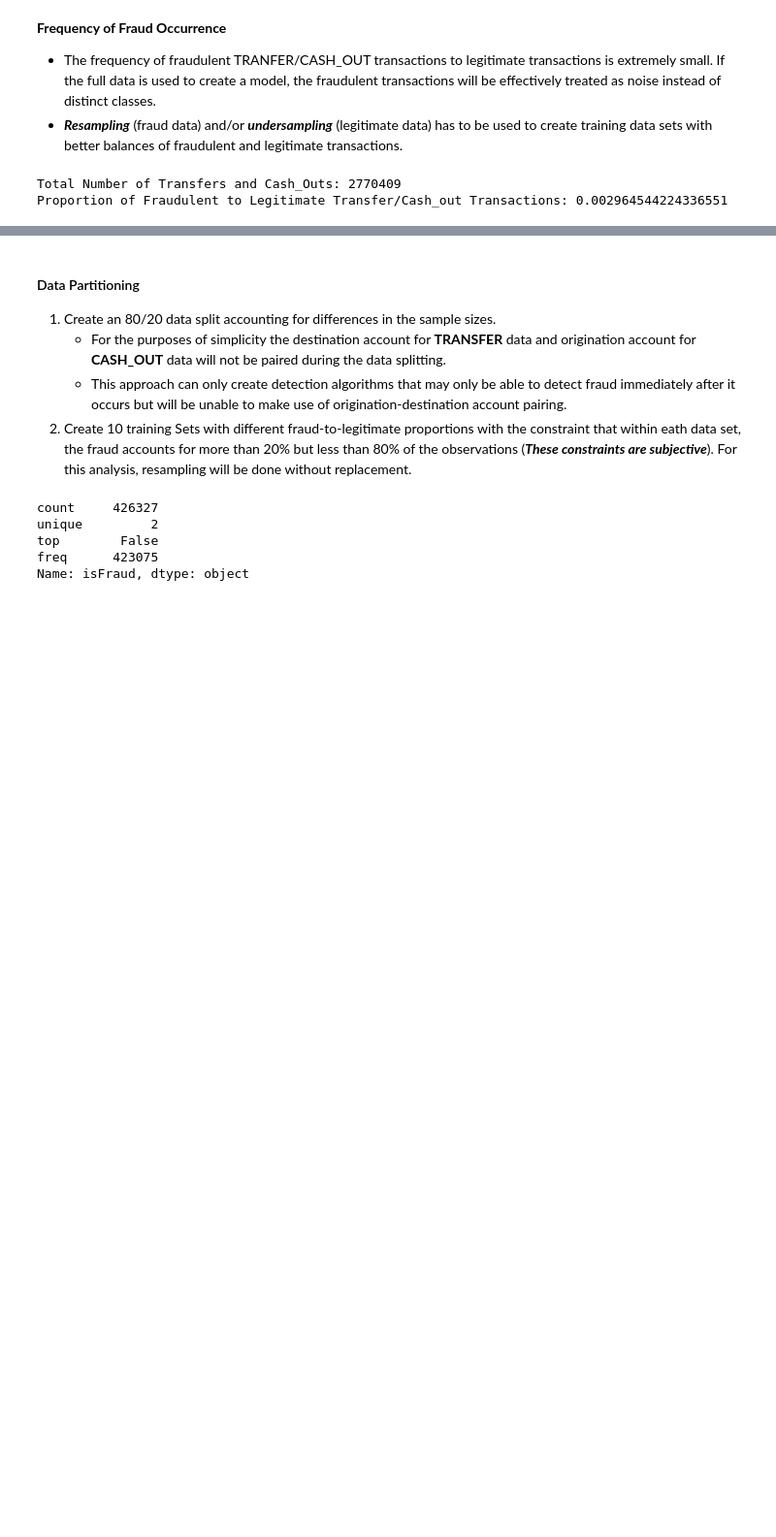
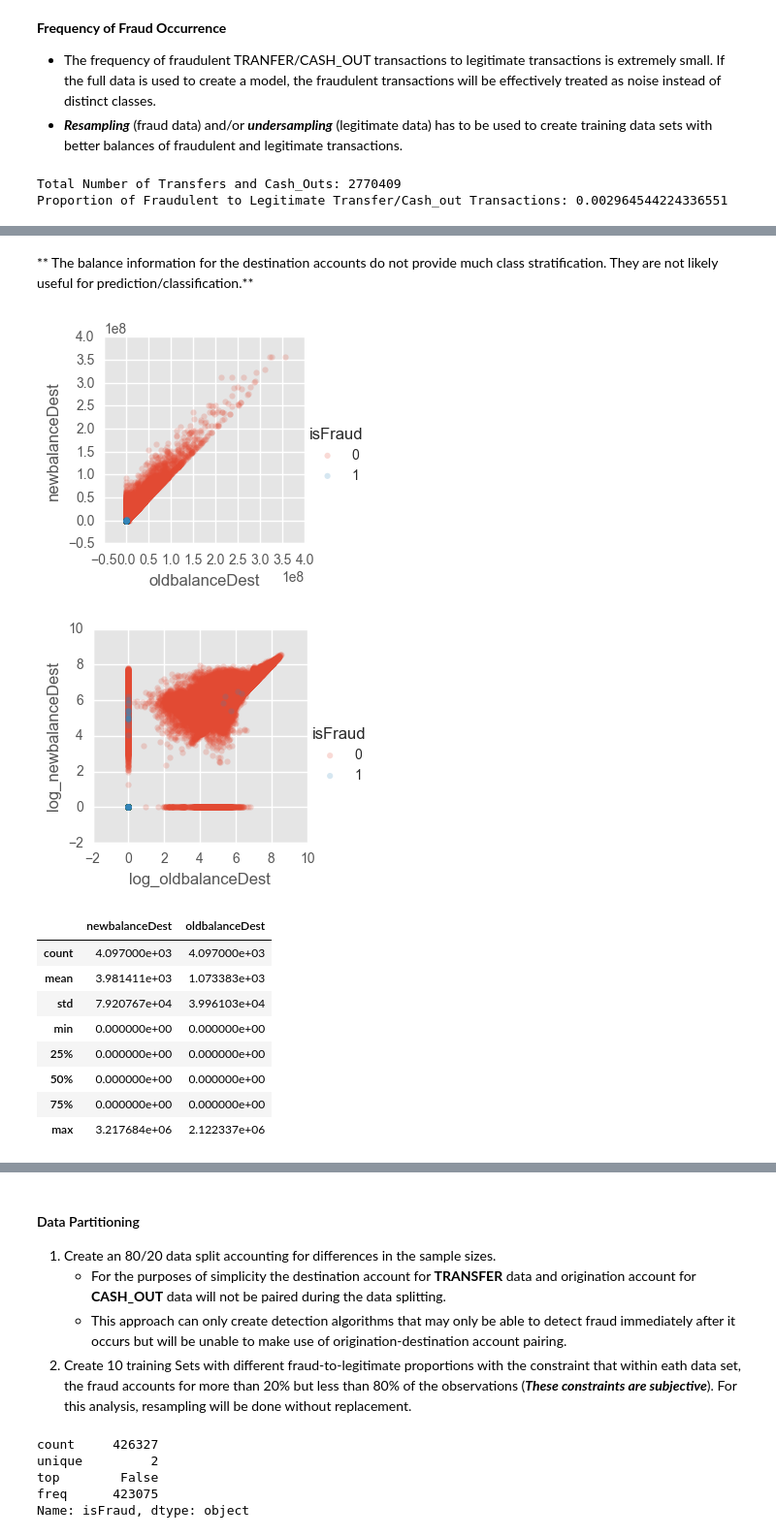
Before and after one commit to tahuichimiguel/Data-Science-Portfolio, a Jupyter notebook: Synthetic Financial Dataset Fraud Detection/Fraudulent Money Transfer Analysis.ipynb, the cells around one changed output, grey strips where cells are left out. Shown: that part at 97% size. Saved outputs shown, nothing was run; the diff lists cells and outputs as text; code cells hidden in the pictures; blank space fills up the shorter version.

```diff
--- a/Synthetic Financial Dataset Fraud Detection/Fraudulent Money Transfer Analysis.ipynb
+++ b/Synthetic Financial Dataset Fraud Detection/Fraudulent Money Transfer Analysis.ipynb
@@ -129 +151,25 @@ DT_reduced=DT[(DT['type']=='TRANSFER')]
+# %% [markdown]
+** The balance information for the destination accounts do not provide much class stratification. They are not likely useful for prediction/classification.**
+# %%
+sns.lmplot(data = DT_reduced,x='oldbalanceDest',y = 'newbalanceDest',hue = 'isFraud',
+           logx=True,size=3,fit_reg=False,scatter_kws={'alpha': 0.2})
+
+sns.lmplot(data = DT_reduced,x='log_oldbalanceDest',y = 'log_newbalanceDest',hue = 'isFraud',
+           logx=True,size=3,fit_reg=False,scatter_kws={'alpha': 0.2})
+
+plt.show()
+
+DT_reduced[DT_reduced['isFraud']==1][['newbalanceDest','oldbalanceDest']].describe()
+# %% [output]
+[figure, added]
+[figure, added]
+|  | newbalanceDest | oldbalanceDest |
+| count | 4.097000e+03 | 4.097000e+03 |
+| mean | 3.981411e+03 | 1.073383e+03 |
+| std | 7.920767e+04 | 3.996103e+04 |
+| min | 0.000000e+00 | 0.000000e+00 |
+| 25% | 0.000000e+00 | 0.000000e+00 |
+| 50% | 0.000000e+00 | 0.000000e+00 |
+| 75% | 0.000000e+00 | 0.000000e+00 |
+| max | 3.217684e+06 | 2.122337e+06 |
 # %%
```
Also changed, not shown: parts of 11 cells of this notebook.
